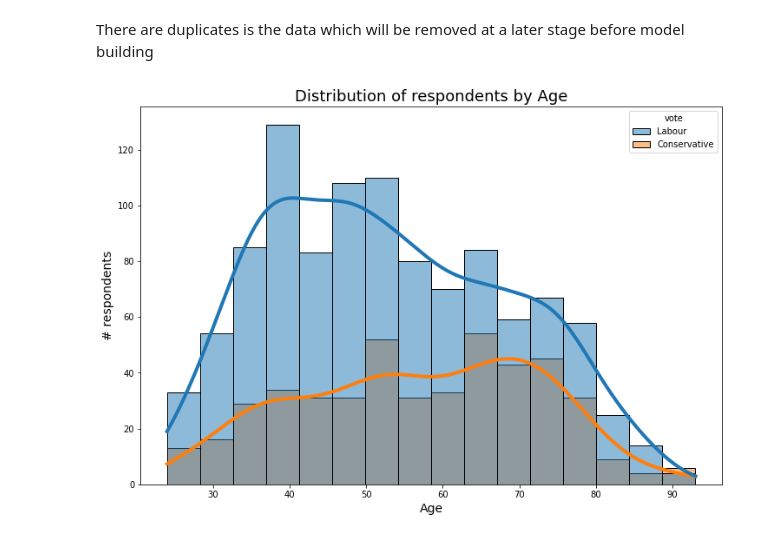
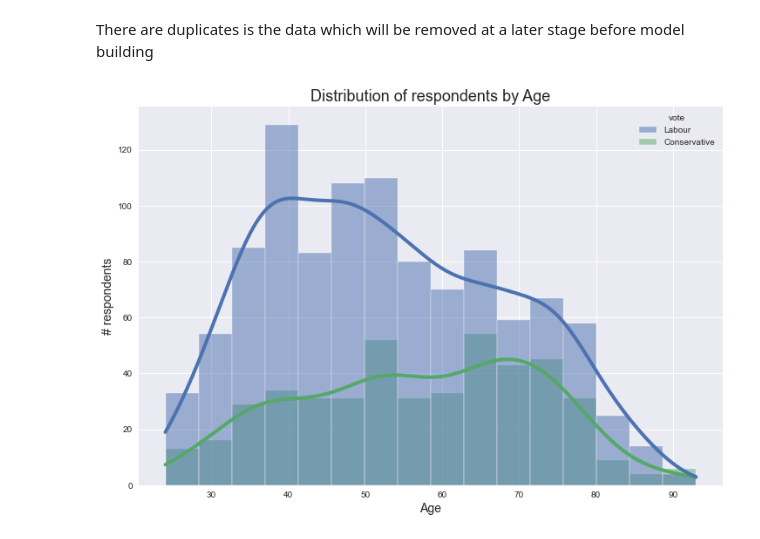
Before and after one commit to sarang-manohar/hogwarts, a Jupyter notebook: academia/machineLearning/code/machine-learning_election-data.ipynb, the cells around one changed output. Saved outputs shown, nothing was run; the diff lists cells and outputs as text; code cells hidden in the pictures.

```diff
--- a/academia/machineLearning/code/machine-learning_election-data.ipynb
+++ b/academia/machineLearning/code/machine-learning_election-data.ipynb
@@ -4,6 +4,10 @@ import pandas as pd
 import matplotlib.pyplot as plt
 %matplotlib inline
 import seaborn as sns
+plt.style.use('seaborn')
+
+import warnings
+warnings.filterwarnings('ignore')
 
 print("Imported the libraries for EDA")
 # %% [output]
@@ -97,10 +101,10 @@ data[dup]
 # %% [markdown]
 There are duplicates is the data which will be removed at a later stage before model building
 # %%
-fig = plt.subplots(figsize=(12,8))
+fig = plt.subplots(figsize=(12,8)); sns.set_style('whitegrid')
 sns.histplot(x=data['age'], hue=data['vote'], kde=True, line_kws={'lw':4})
 plt.title('Distribution of respondents by Age', fontsize=18); plt.xlabel('Age', fontsize=14); plt.ylabel('# respondents', fontsize=14);
 plt.show()
 # %% [output]
-[figure, old version]
+[figure, new version]
 # %%
```
Also changed, not shown: parts of 35 cells of this notebook.
